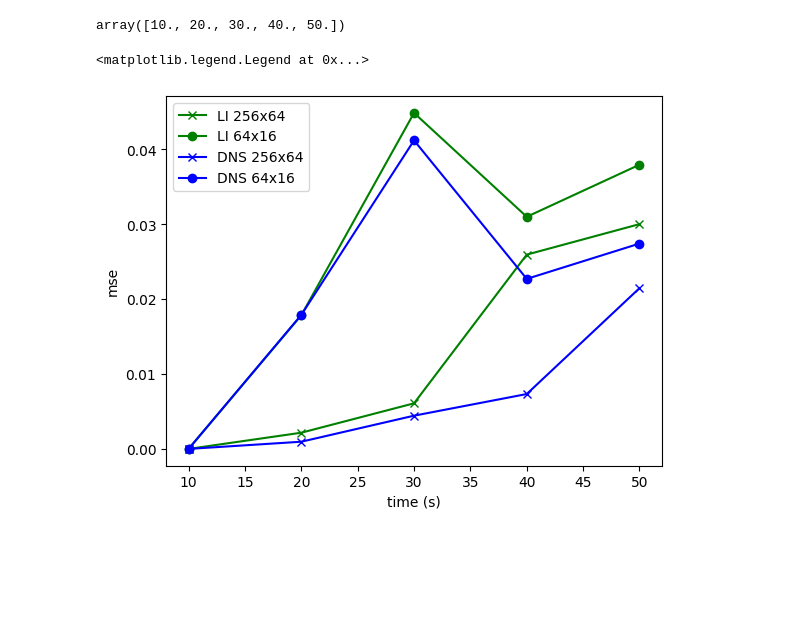
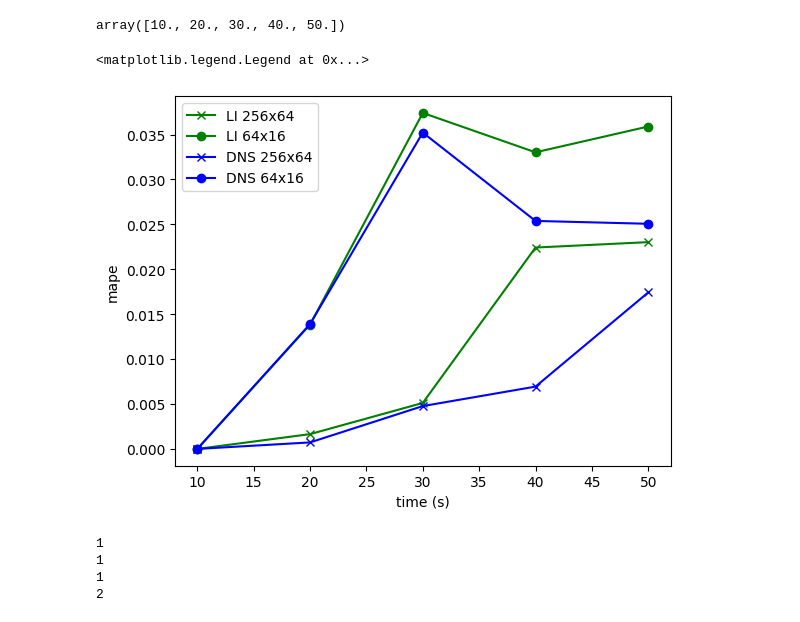
Before and after one commit to diegodelc/jax-cfd, a Jupyter notebook: notebooks/hybrid_model/evaluating_hybrid_model.ipynb, the cells around one changed output. Cells and saved outputs as stored; diff of their text form; code cells hidden in the pictures; blank space fills up the shorter version.

```diff
--- a/notebooks/hybrid_model/evaluating_hybrid_model.ipynb
+++ b/notebooks/hybrid_model/evaluating_hybrid_model.ipynb
@@ -83,7 +88,9 @@ def calculateErrors(reference,referenceFactor,otherSim,otherFactor):
     (times,_,_,_) = np.shape(reference)
     errors = []
     for time in range(times):
-        errors.append(myMse(reference[time][0,:,:],otherSim[time][0,:,:]))
+#         print(time)
+        errors.append(myMse(reference[time][:,:,:],otherSim[time][:,:,:]))
+#         errors.append(myMape(reference[time][:,:,:],otherSim[time][:,:,:]))
 
     return errors
 # %%
@@ -100,12 +107,29 @@ array([10., 20., 30., 40., 50.])
 # %%
 plt.plot(time,errors_LI_256x64,'-gx',label="LI 256x64")
 plt.plot(time,errors_LI_64x16,'-go',label="LI 64x16")
 
 plt.plot(time,errors_DNS_256x64,'-bx',label="DNS 256x64")
 plt.plot(time,errors_DNS_64x16,'-bo',label="DNS 64x16")
 plt.xlabel("time (s)")
-plt.ylabel("mse")
+plt.ylabel("mape")
 plt.legend()
+# plt.ylim([0,1])
+# plt.xlim([40,50])
 # %% [output]
 <matplotlib.legend.Legend at 0x...>
-[figure, old version]
+[figure, new version]
+# %%
+def findDivPoint(errors,tol):
+    return len(errors)-sum(np.array(errors) > tol)
+
+tol = 0.001
+print(findDivPoint(errors_LI_64x16,tol))
+print(findDivPoint(errors_LI_256x64,tol))
+
+print(findDivPoint(errors_DNS_64x16,tol))
+print(findDivPoint(errors_DNS_256x64,tol))
+# %% [output]
+1
+1
+1
+2
```
Also changed, not shown: parts of 2 cells of this notebook, 4 other files.
